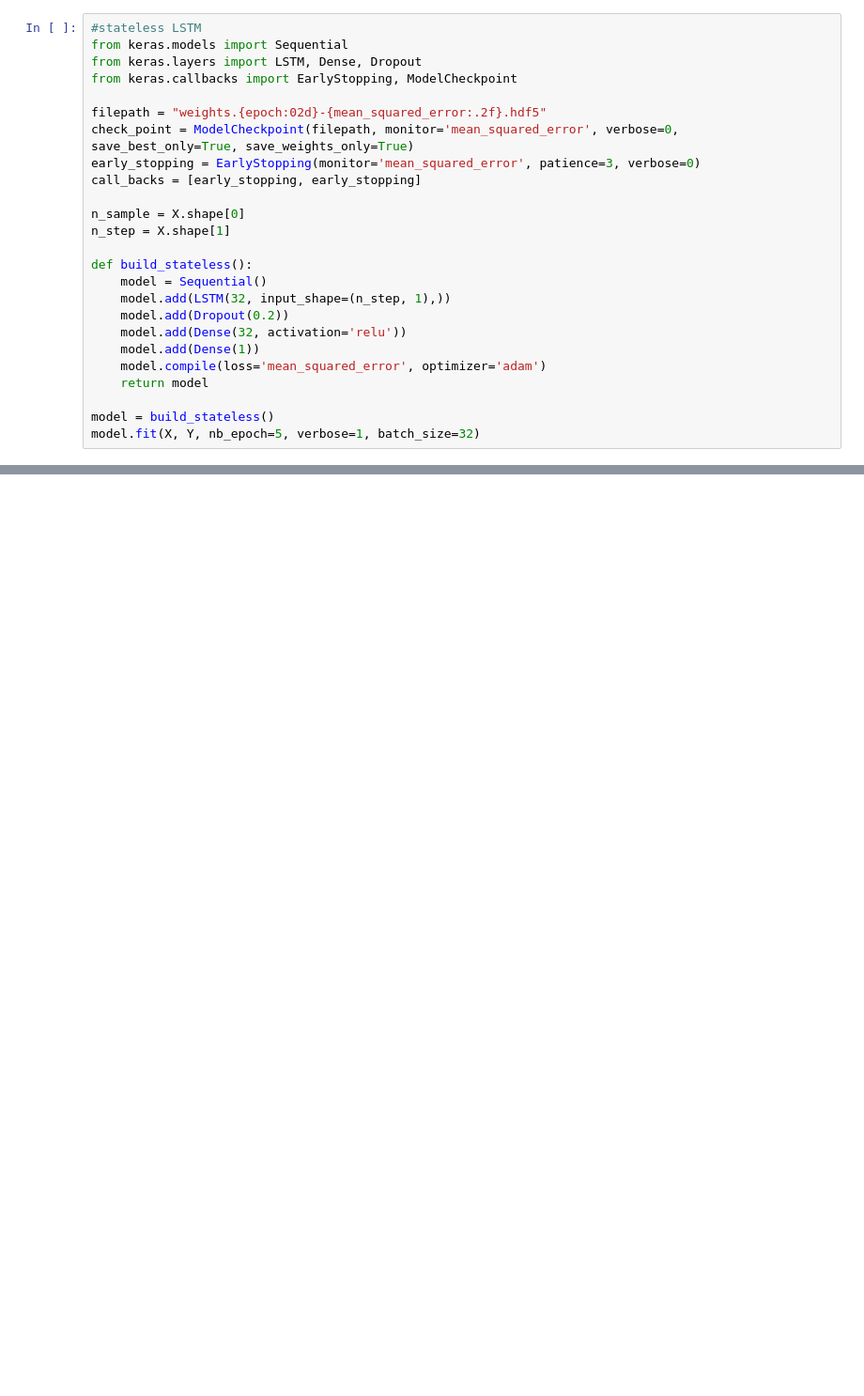
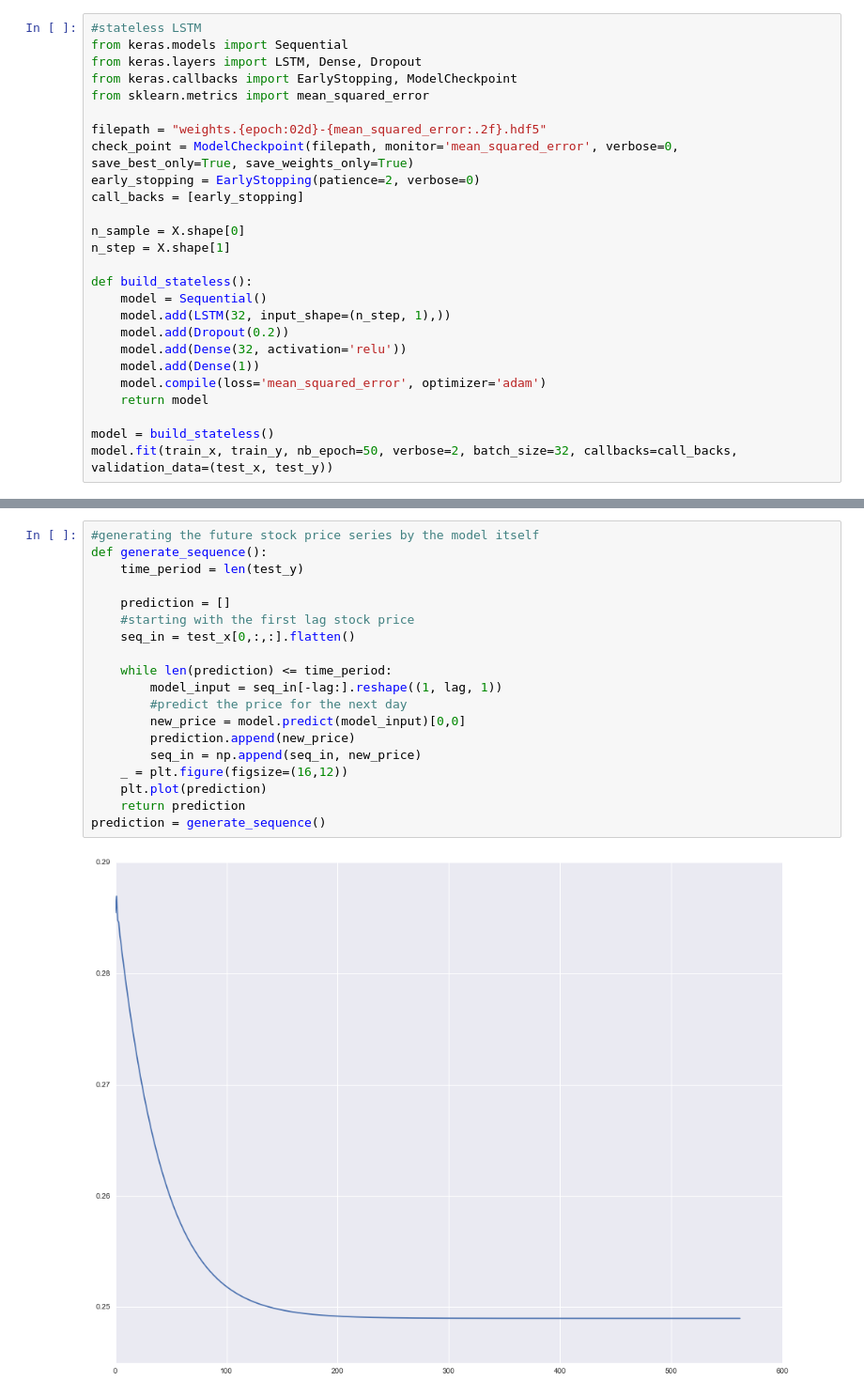
Before and after one commit to Max1993Liu/stock_price_prediction, a Jupyter notebook: stock_price.ipynb, the cells around one changed output, grey strips where cells are left out. Shown: that part at 94% size. Cells and saved outputs as stored; diff of their text form; blank space fills up the shorter version.

```diff
--- a/stock_price.ipynb
+++ b/stock_price.ipynb
@@ -43,11 +68,12 @@ X, Y = create_lag(data.price, lag)
 from keras.models import Sequential
 from keras.layers import LSTM, Dense, Dropout
 from keras.callbacks import EarlyStopping, ModelCheckpoint
+from sklearn.metrics import mean_squared_error
 
 filepath = "weights.{epoch:02d}-{mean_squared_error:.2f}.hdf5"
 check_point = ModelCheckpoint(filepath, monitor='mean_squared_error', verbose=0, save_best_only=True, save_weights_only=True)
-early_stopping = EarlyStopping(monitor='mean_squared_error', patience=3, verbose=0)
-call_backs = [early_stopping, early_stopping]
+early_stopping = EarlyStopping(patience=2, verbose=0)
+call_backs = [early_stopping]
 
 n_sample = X.shape[0]
 n_step = X.shape[1]
@@ -62,5 +88,5 @@ def build_stateless():
     return model
 
 model = build_stateless()
-model.fit(X, Y, nb_epoch=5, verbose=1, batch_size=32)
+model.fit(train_x, train_y, nb_epoch=50, verbose=2, batch_size=32, callbacks=call_backs, validation_data=(test_x, test_y))
 # %% [output]
@@ -77 +110,22 @@ Epoch 5/5
 <keras.callbacks.History at 0x...>
+# %%
+#generating the future stock price series by the model itself
+def generate_sequence():
+    time_period = len(test_y)
+
+    prediction = []
+    #starting with the first lag stock price
+    seq_in = test_x[0,:,:].flatten()
+
+    while len(prediction) <= time_period:
+        model_input = seq_in[-lag:].reshape((1, lag, 1))
+        #predict the price for the next day
+        new_price = model.predict(model_input)[0,0]
+        prediction.append(new_price)
+        seq_in = np.append(seq_in, new_price)
+    _ = plt.figure(figsize=(16,12))
+    plt.plot(prediction)
+    return prediction
+prediction = generate_sequence()
+# %% [output]
+[figure, added]
```
Also changed, not shown: parts of 9 cells of this notebook.
